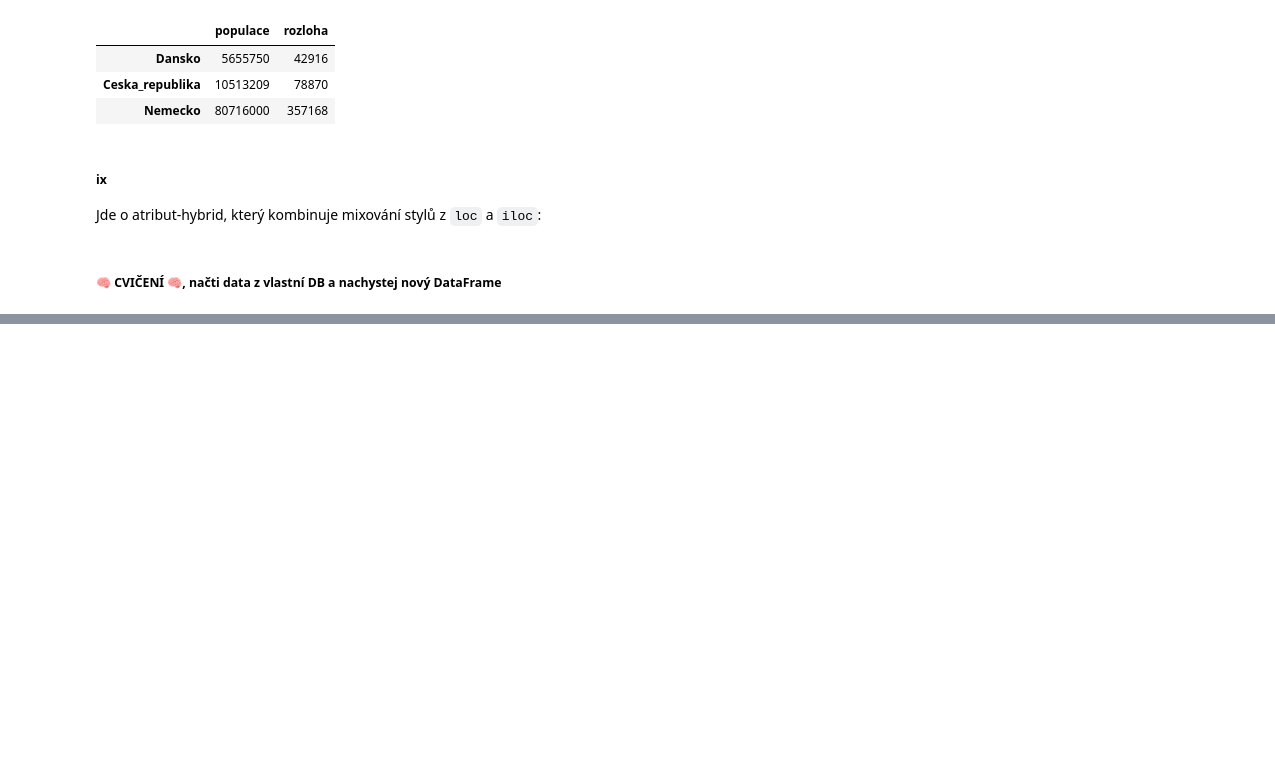
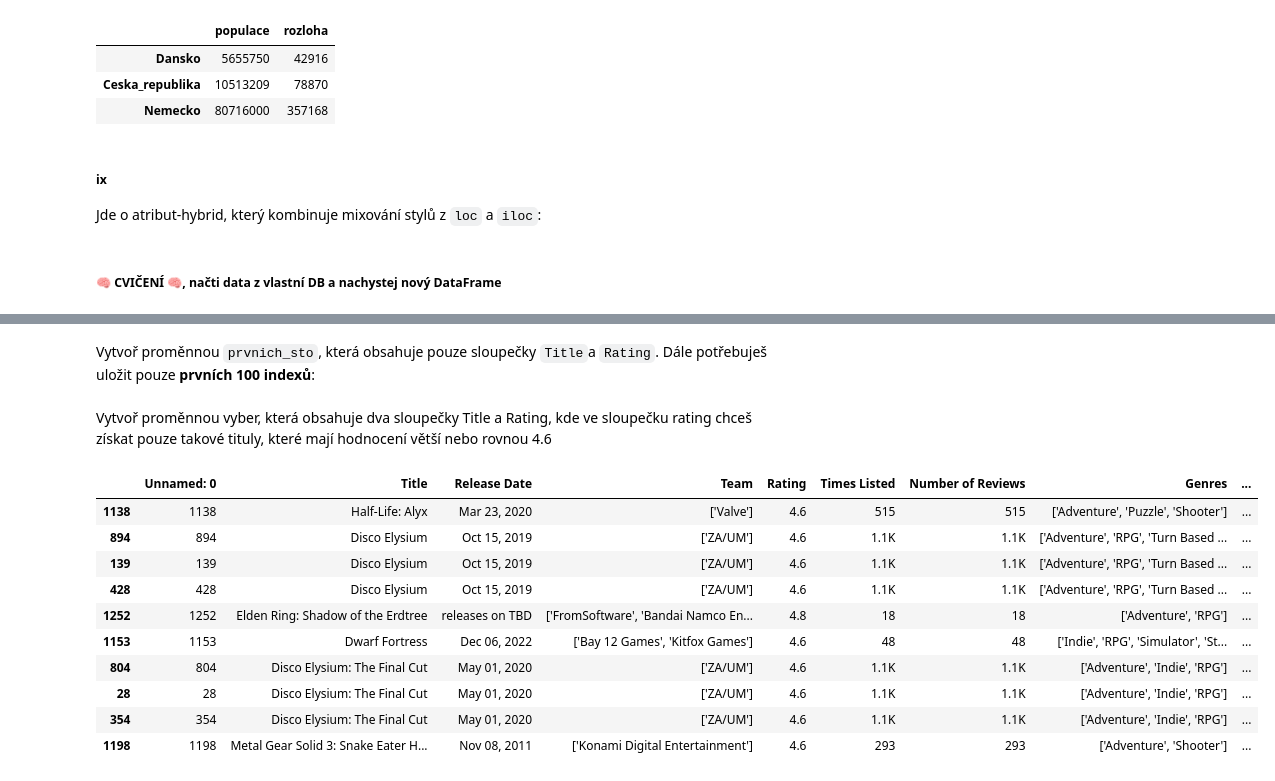
Before and after one commit to Bralor/data-csob-2023, a Jupyter notebook: shared/notebooks/lesson02.ipynb, the cells around one changed output, grey strips where cells are left out. Cells and saved outputs as stored; diff of their text form; code cells hidden in the pictures; blank space fills up the shorter version.

Commit message:
lesson02.ipynb: Added the fifth chapter.

```diff
--- a/shared/notebooks/lesson02.ipynb
+++ b/shared/notebooks/lesson02.ipynb
@@ -931,0 +861,2 @@ Jde o atribut-hybrid, který kombinuje mixování stylů z `loc` a `iloc`:
+# %%
+hry_df = read_csv("../onsite/lesson02/games.csv")
@@ -931,0 +887,2 @@ Jde o atribut-hybrid, který kombinuje mixování stylů z `loc` a `iloc`:
+# %% [markdown]
+Vytvoř proměnnou `prvnich_sto`, která obsahuje pouze sloupečky `Title`a `Rating`. Dále potřebuješ uložit pouze **prvních 100 indexů**:
@@ -931,0 +891,18 @@ Jde o atribut-hybrid, který kombinuje mixování stylů z `loc` a `iloc`:
+# %% [markdown]
+Vytvoř proměnnou vyber, která obsahuje dva sloupečky Title a Rating, kde ve sloupečku rating chceš získat pouze takové tituly, které mají hodnocení větší nebo rovnou 4.6
+# %%
+vyber_her = hry_df[hry_df["Rating"] >= 4.6]
+# %%
+vyber_her.head(10)
+# %% [output]
+|  | Unnamed: 0 | Title | Release Date | Team | Rating | Times Listed | Number of Reviews | Genres | ... |
+| 1138 | 1138 | Half-Life: Alyx | Mar 23, 2020 | ['Valve'] | 4.6 | 515 | 515 | ['Adventure', 'Puzzle', 'Shooter'] | ... |
+| 894 | 894 | Disco Elysium | Oct 15, 2019 | ['ZA/UM'] | 4.6 | 1.1K | 1.1K | ['Adventure', 'RPG', 'Turn Based ... | ... |
+| 139 | 139 | Disco Elysium | Oct 15, 2019 | ['ZA/UM'] | 4.6 | 1.1K | 1.1K | ['Adventure', 'RPG', 'Turn Based ... | ... |
+| 428 | 428 | Disco Elysium | Oct 15, 2019 | ['ZA/UM'] | 4.6 | 1.1K | 1.1K | ['Adventure', 'RPG', 'Turn Based ... | ... |
+| 1252 | 1252 | Elden Ring: Shadow of the Erdtree | releases on TBD | ['FromSoftware', 'Bandai Namco En... | 4.8 | 18 | 18 | ['Adventure', 'RPG'] | ... |
+| 1153 | 1153 | Dwarf Fortress | Dec 06, 2022 | ['Bay 12 Games', 'Kitfox Games'] | 4.6 | 48 | 48 | ['Indie', 'RPG', 'Simulator', 'St... | ... |
+| 804 | 804 | Disco Elysium: The Final Cut | May 01, 2020 | ['ZA/UM'] | 4.6 | 1.1K | 1.1K | ['Adventure', 'Indie', 'RPG'] | ... |
+| 28 | 28 | Disco Elysium: The Final Cut | May 01, 2020 | ['ZA/UM'] | 4.6 | 1.1K | 1.1K | ['Adventure', 'Indie', 'RPG'] | ... |
+| 354 | 354 | Disco Elysium: The Final Cut | May 01, 2020 | ['ZA/UM'] | 4.6 | 1.1K | 1.1K | ['Adventure', 'Indie', 'RPG'] | ... |
+| 1198 | 1198 | Metal Gear Solid 3: Snake Eater H... | Nov 08, 2011 | ['Konami Digital Entertainment'] | 4.6 | 293 | 293 | ['Adventure', 'Shooter'] | ... |
```
Also changed, not shown: parts of 75 cells of this notebook.
